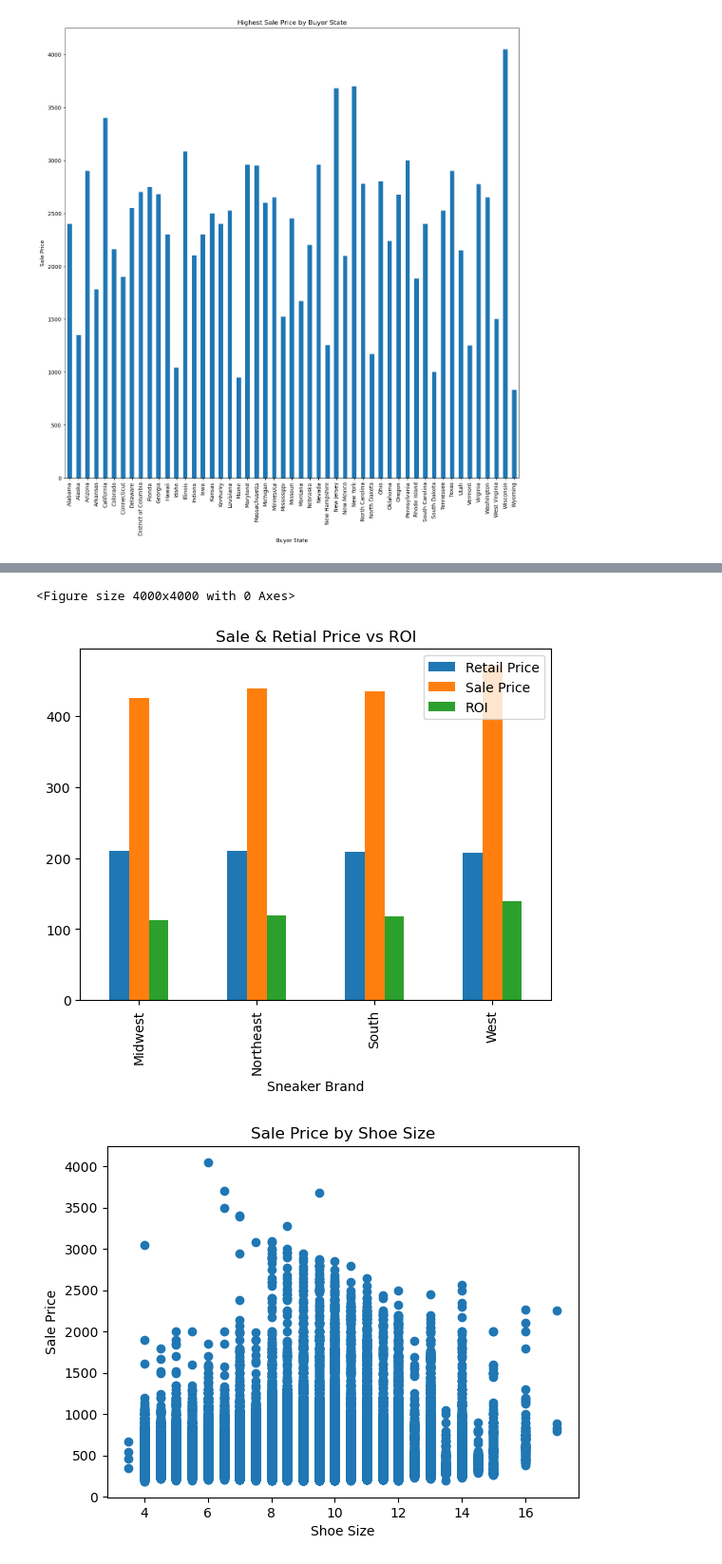
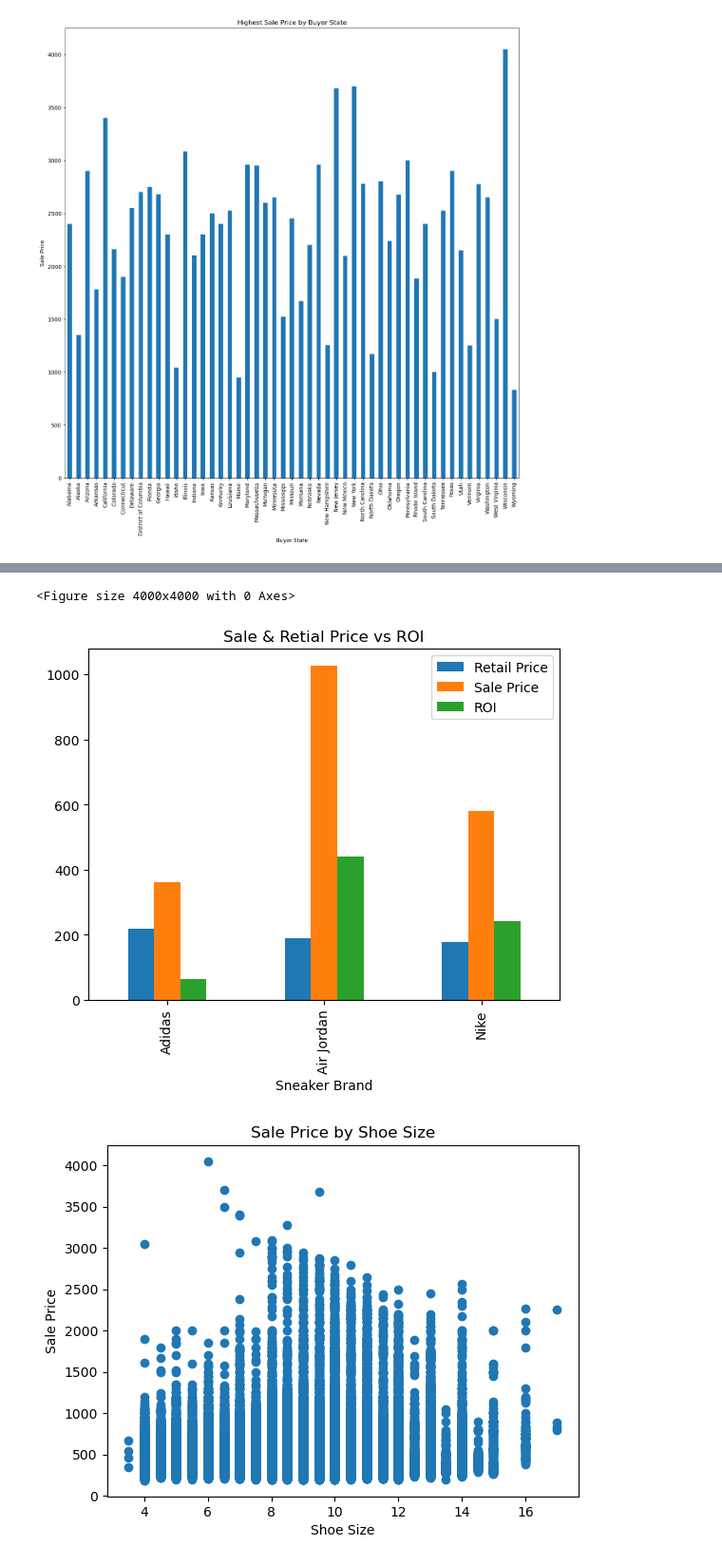
Before and after one commit to melissaa06/SNKRS_R_US, a Jupyter notebook: SneakerPy.ipynb, the cells around one changed output, grey strips where cells are left out. Shown at 95% size. Drawn from its saved outputs; the diff is of its cells as text; code cells hidden in the pictures.

```diff
--- a/SneakerPy.ipynb
+++ b/SneakerPy.ipynb
@@ -73,15 +85,15 @@ sneaker_data.head()
 # %%
 #Bar chart grouped by brand and display mean ROI
-grouped_sneaker_name = sneaker_data.groupby('Region')[['Retail Price','Sale Price', 'ROI']].mean()
+grouped_sneaker_name = sneaker_data.groupby('Brand')[['Retail Price','Sale Price', 'ROI']].mean()
 plt.figure(figsize=(40,40))
 grouped_sneaker_name.plot(kind='bar')
 plt.title('Sale & Retial Price vs ROI')
 #plt.ylabel('Dollars')
 plt.xlabel('Sneaker Brand')
 plt.show()
 # %% [output]
 <Figure size 4000x4000 with 0 Axes>
-[figure, old version]
+[figure, new version]
 # %%
 # Scatter plot
 plt.scatter(sneaker_data['Shoe Size'], sneaker_data['Sale Price'])
```
Also changed, not shown: parts of 5 cells of this notebook.
